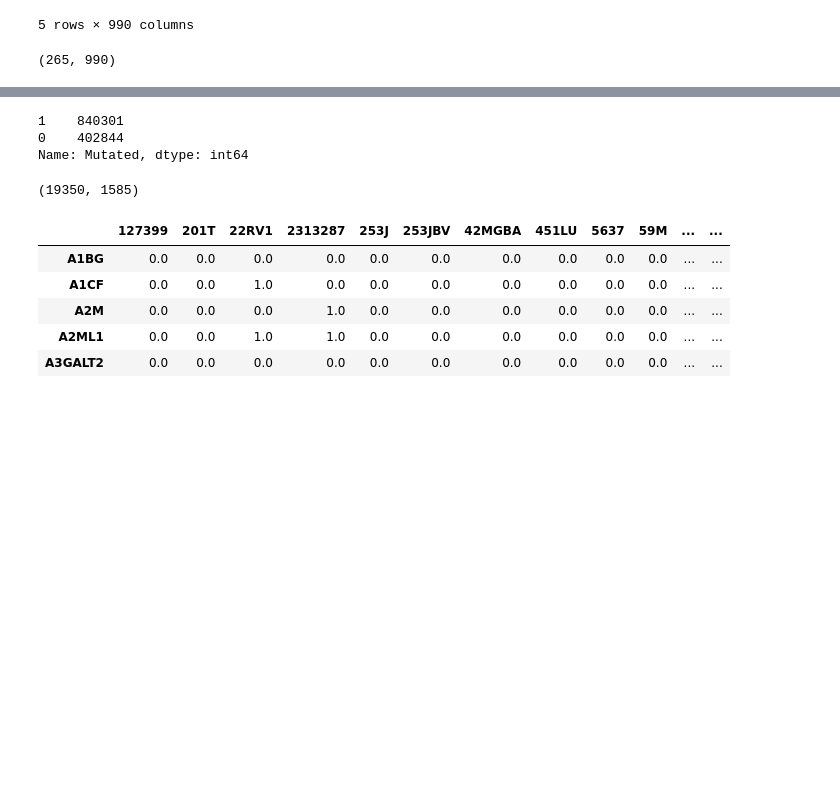
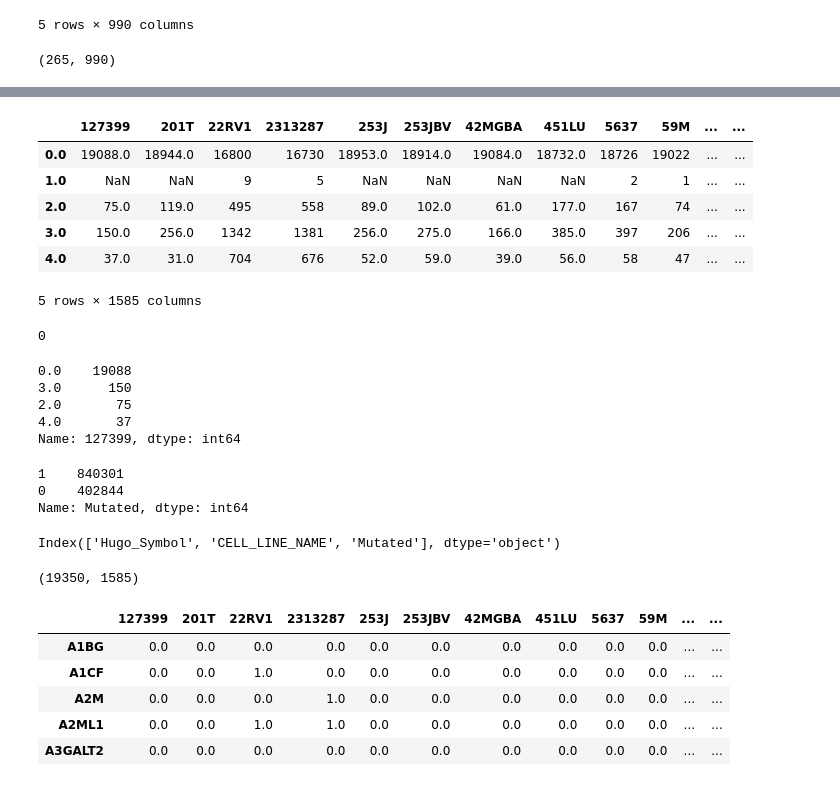
Before and after one commit to auriml/gen_drug, a Jupyter notebook: gen_drug_preprocessing.ipynb, the cells around one changed output, grey strips where cells are left out. Saved outputs shown, nothing was run; the diff lists cells and outputs as text; code cells hidden in the pictures; blank space fills up the shorter version.

```diff
--- a/gen_drug_preprocessing.ipynb
+++ b/gen_drug_preprocessing.ipynb
@@ -225,3 +285,25 @@ CCLE_maf.loc[CCLE_maf['Variant_Classification'].isin(mutated),'Mutated'] = 1
+# %%
+CCLE_maf_score_matrix.apply(pd.value_counts)
+# %% [output]
+|  | 127399 | 201T | 22RV1 | 2313287 | 253J | 253JBV | 42MGBA | 451LU | 5637 | 59M | ... | ... |
+| 0.0 | 19088.0 | 18944.0 | 16800 | 16730 | 18953.0 | 18914.0 | 19084.0 | 18732.0 | 18726 | 19022 | ... | ... |
+| 1.0 | NaN | NaN | 9 | 5 | NaN | NaN | NaN | NaN | 2 | 1 | ... | ... |
+| 2.0 | 75.0 | 119.0 | 495 | 558 | 89.0 | 102.0 | 61.0 | 177.0 | 167 | 74 | ... | ... |
+| 3.0 | 150.0 | 256.0 | 1342 | 1381 | 256.0 | 275.0 | 166.0 | 385.0 | 397 | 206 | ... | ... |
+| 4.0 | 37.0 | 31.0 | 704 | 676 | 52.0 | 59.0 | 39.0 | 56.0 | 58 | 47 | ... | ... |
+5 rows × 1585 columns
+# %%
+CCLE_maf_score_matrix.isna().sum().sum()
+# %% [output]
+0
+# %%
+CCLE_maf_score_matrix['127399'].value_counts()
+# %% [output]
+0.0    19088
+3.0      150
+2.0       75
+4.0       37
+Name: 127399, dtype: int64
 # %%
 CCLE_maf.Mutated.value_counts()
 # %% [output]
@@ -233,3 +315,7 @@ CCLE_maf.drop(columns=['Variant_Classification'], inplace = True)
+# %%
+CCLE_maf.columns
+# %% [output]
+Index(['Hugo_Symbol', 'CELL_LINE_NAME', 'Mutated'], dtype='object')
 # %%
 CCLE_maf_matrix = CCLE_maf.groupby([ 'CELL_LINE_NAME','Hugo_Symbol']).count()
 # %%
```
Also changed, not shown: parts of 30 cells of this notebook.
